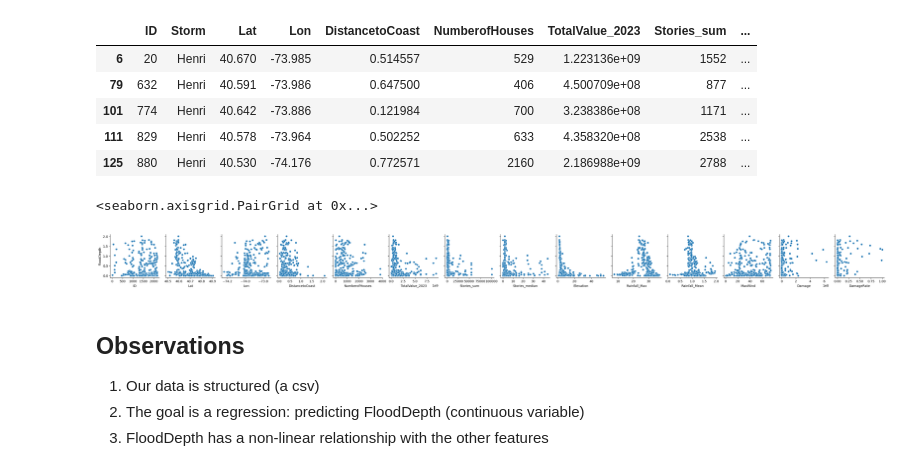
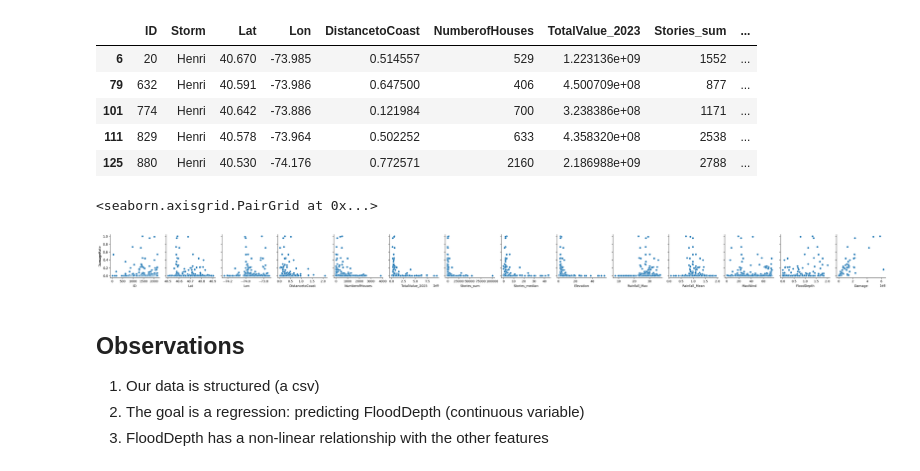
Before and after one commit to XanderYoon/ML_FloodDepthPrediction, a Jupyter notebook: coastal_model/coastal_model.ipynb, the cells around one changed output. Drawn from its saved outputs; the diff is of its cells as text; code cells hidden in the pictures.

```diff
--- a/coastal_model/coastal_model.ipynb
+++ b/coastal_model/coastal_model.ipynb
@@ -60,13 +69,13 @@ df.head()
 # %%
 # Create a pairwise scatter plot matrix
 sns.pairplot(
     df,
-    x_vars=df.drop(columns=['Storm','FloodDepth']).columns,
-    y_vars=["FloodDepth"]
+    x_vars=df.drop(columns=['Storm','DamageRate']).columns,
+    y_vars=["DamageRate"]
 )
 # %% [output]
 <seaborn.axisgrid.PairGrid at 0x...>
-[figure, old version]
+[figure, new version]
 # %% [markdown]
 ## Observations
 1. Our data is structured (a csv)
```
Also changed, not shown: parts of 12 cells of this notebook.
